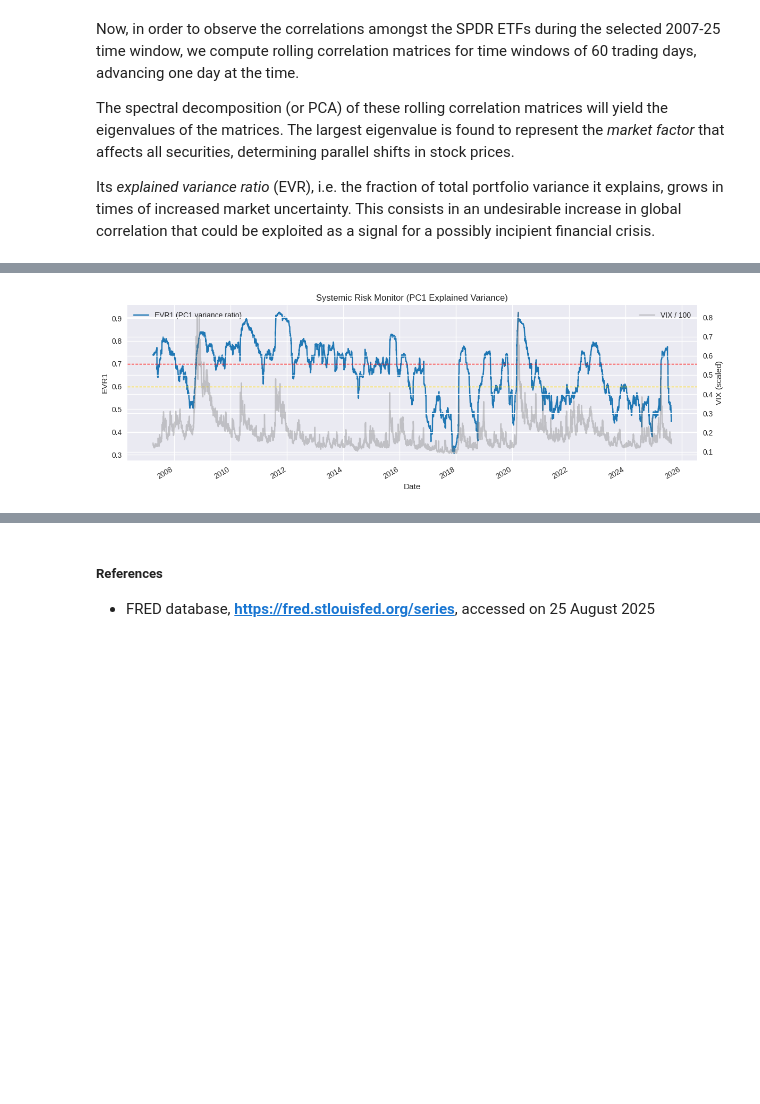
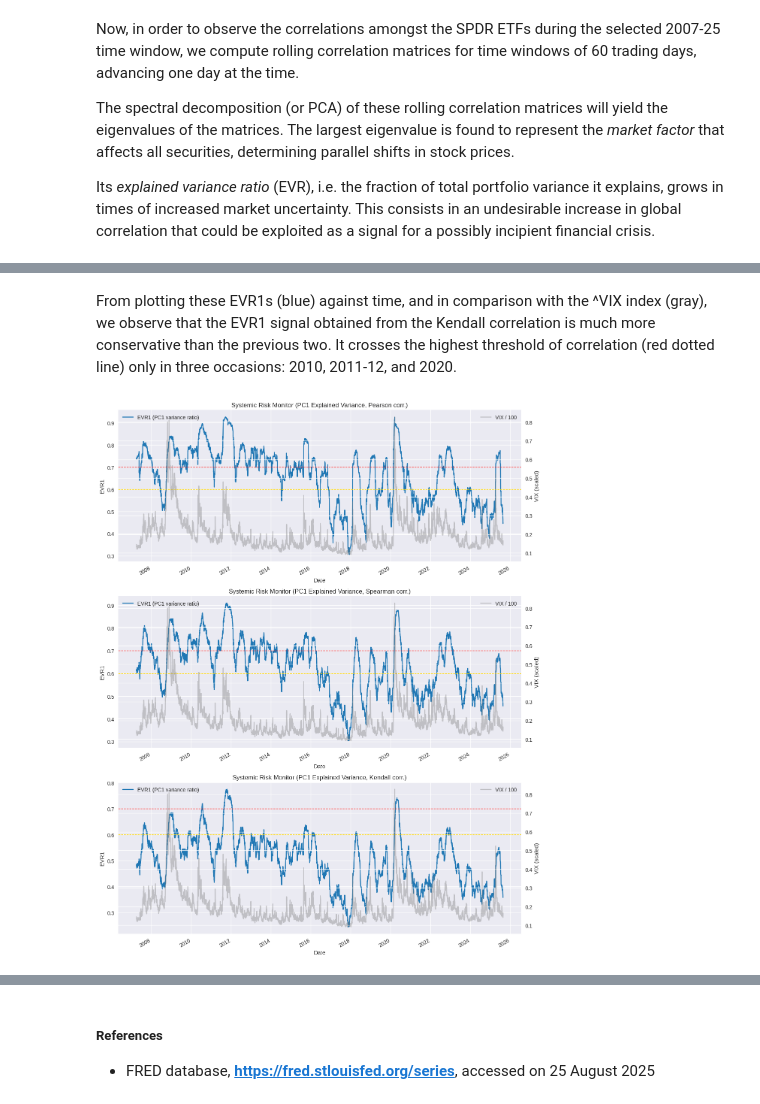
Before and after one commit to George-Creekbed/capstone_review, a Jupyter notebook: gwp1.ipynb, the cells around one changed output, grey strips where cells are left out. Cells and saved outputs as stored; diff of their text form; code cells hidden in the pictures; blank space fills up the shorter version.

```diff
--- a/gwp1.ipynb
+++ b/gwp1.ipynb
@@ -258,16 +272,61 @@ sns.heatmap(C_kendall, annot=True, linewidth=.5)
+# %%
+# Spearman EVR
+evr_spearman, pcscores_spearman, _ = rolling_pca(sector_rets, 'spearman', window=60)
+
+EVR1_spearman = evr_spearman["EVR1"]
+PC2_z_spearman = (pcscores_spearman["PC2_score"]
+         .rolling(120).apply(lambda x: (x.iloc[-1] - x.mean()) / x.std(),
+                             raw=False))
+PC3_score_spearman = pcscores_spearman["PC3_score"]
+# %%
+# Kendall EVR
+evr_kendall, pcscores_kendall, _ = rolling_pca(sector_rets, 'kendall', window=60)
+
+EVR1_kendall = evr_kendall["EVR1"]
+PC2_z_kendall = (pcscores_kendall["PC2_score"]
+         .rolling(120).apply(lambda x: (x.iloc[-1] - x.mean()) / x.std(),
+                             raw=False))
+PC3_score_kendall = pcscores_kendall["PC3_score"]
+# %% [markdown]
+From plotting these EVR1s (blue) against time, and in comparison with the ^VIX index (gray), we observe that the EVR1 signal obtained from the Kendall correlation is much more conservative than the previous two.
+It crosses the highest threshold of correlation (red dotted line) only in three occasions: 2010, 2011-12, and 2020.
 # %%
-fig, ax1 = plt.subplots(figsize=(12,4))
-EVR1.plot(ax=ax1, color="tab:blue", label="EVR1 (PC1 variance ratio)")
-ax1.axhline(0.60, ls="--", color="gold", lw=1)
-ax1.axhline(0.70, ls="--", color="red", lw=1)
-ax1.set(ylabel="EVR1", title="Systemic Risk Monitor (PC1 Explained Variance)")
-ax2 = ax1.twinx()
-(vix/100).plot(ax=ax2, color="tab:gray", alpha=0.4, label="VIX / 100")
-ax2.set_ylabel("VIX (scaled)")
-ax1.legend(loc="upper left"); ax2.legend(loc="upper right")
+fig, ax1 = plt.subplots(3, 1, squeeze=False, figsize=(12,15))
+
+# Pearson
+EVR1_pearson.plot(ax=ax1[0,0], color="tab:blue", label="EVR1 (PC1 variance ratio)")
+ax1[0,0].axhline(0.60, ls="--", color="gold", lw=1)
+ax1[0,0].axhline(0.70, ls="--", color="red", lw=1)
+ax1[0,0].set(ylabel="EVR1", title="Systemic Risk Monitor (PC1 Explained Variance, Pearson corr.)")
+ax2_pearson = ax1[0,0].twinx()
+(vix/100).plot(ax=ax2_pearson, color="tab:gray", alpha=0.4, label="VIX / 100")
+ax2_pearson.set_ylabel("VIX (scaled)")
+ax1[0,0].legend(loc="upper left"); ax2_pearson.legend(loc="upper right")
+
+# Spearman
+EVR1_spearman.plot(ax=ax1[1,0], color="tab:blue", label="EVR1 (PC1 variance ratio)")
+ax1[1,0].axhline(0.60, ls="--", color="gold", lw=1)
+ax1[1,0].axhline(0.70, ls="--", color="red", lw=1)
+ax1[1,0].set(ylabel="EVR1", title="Systemic Risk Monitor (PC1 Explained Variance, Spearman corr.)")
+ax2_spearman = ax1[1,0].twinx()
+(vix/100).plot(ax=ax2_spearman, color="tab:gray", alpha=0.4, label="VIX / 100")
+ax2_spearman.set_ylabel("VIX (scaled)")
+ax1[1,0].legend(loc="upper left"); ax2_spearman.legend(loc="upper right")
+
+# Kendall
+EVR1_kendall.plot(ax=ax1[2,0], color="tab:blue", label="EVR1 (PC1 variance ratio)")
+ax1[2,0].axhline(0.60, ls="--", color="gold", lw=1)
+ax1[2,0].axhline(0.70, ls="--", color="red", lw=1)
+ax1[2,0].set(ylabel="EVR1", title="Systemic Risk Monitor (PC1 Explained Variance, Kendall corr.)")
+ax2_kendall = ax1[2,0].twinx()
+(vix/100).plot(ax=ax2_kendall, color="tab:gray", alpha=0.4, label="VIX / 100")
+ax2_kendall.set_ylabel("VIX (scaled)")
+ax1[2,0].legend(loc="upper left"); ax2_kendall.legend(loc="upper right")
+
 plt.tight_layout()
+plt.show()
 # %% [output]
-[figure, old version]
+[figure, new version]
 # %%
 # 1. Trading signal: +1 = long‑cyclical, –1 = long‑defensive
 signal = pd.Series(
```
Also changed, not shown: parts of 30 cells of this notebook.
